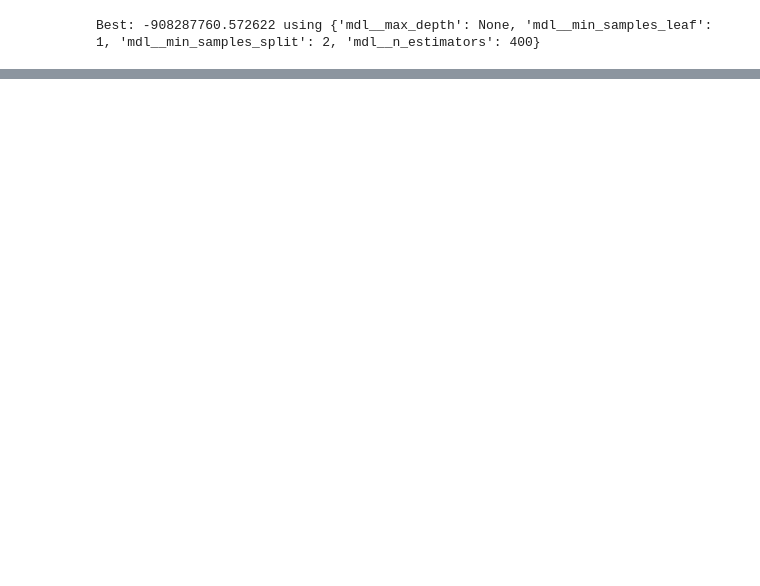
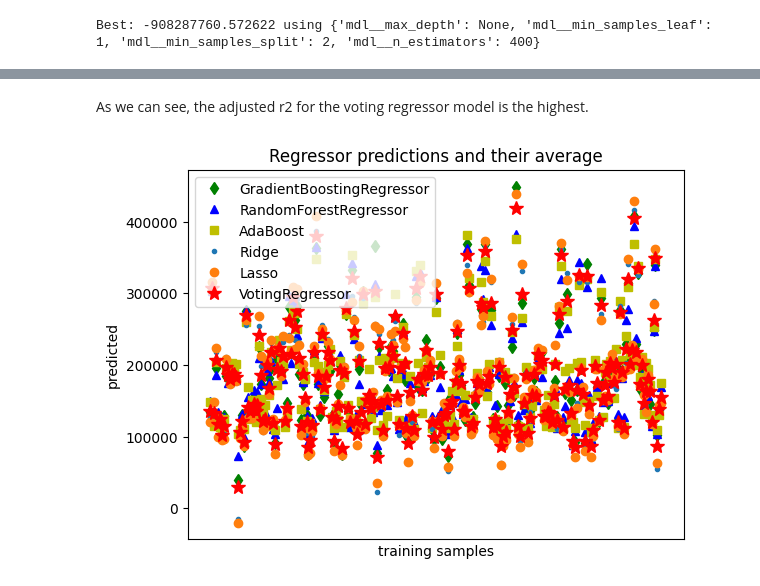
Before and after one commit to Sean-Chaos/DBA4811-Assignemnt-3, a Jupyter notebook: Working 1.ipynb, the cells around one changed output, grey strips where cells are left out. Saved outputs shown, nothing was run; the diff lists cells and outputs as text; code cells hidden in the pictures; blank space fills up the shorter version.

```diff
--- a/Working 1.ipynb
+++ b/Working 1.ipynb
@@ -601,0 +945,61 @@ MSE:  1172438950.0170596
+# %% [markdown]
+As we can see, the adjusted r2 for the voting regressor model is the highest.
+# %%
+# Train classifiers
+gradboost = GradientBoostingRegressor(learning_rate=.1,
+                                      max_depth=1,
+                                      n_estimators=500)
+randomfor = RandomForestRegressor(min_samples_leaf=1,
+                                  min_samples_split=2,
+                                  max_depth=None,
+                                  n_estimators=400)
+adaboost = AdaBoostRegressor(learning_rate=2,
+                             n_estimators=500)
+ridge = Ridge(fit_intercept=True, alpha=9.011018251665037)
+lasso = Lasso(fit_intercept=True, alpha=28.66067616948256)
+
+#--------------------------------------------------------------------------------------------------
+# Fitting
+gradboost.fit(X_train, y_train)
+randomfor.fit(X_train, y_train)
+adaboost.fit(X_train, y_train)
+ridge.fit(X_train, y_train)
+lasso.fit(X_train, y_train)
+
+list_models = [('gradboost', gradboost),
+               ('randomfor', randomfor),
+               ('adaboost', adaboost),
+               ('ridge', ridge),
+               ('lasso', lasso)]
+
+ereg = Pipeline(steps=[("scaler", StandardScaler()),
+                         ("mdl", VotingRegressor(estimators=list_models))])
+
+ereg.fit(X_train, y_train)
+
+#--------------------------------------------------------------------------------------------------
+# Predictions
+pred1 = gradboost.predict(X_test)
+pred2 = randomfor.predict(X_test)
+pred3 = adaboost.predict(X_test)
+pred4 = ridge.predict(X_test)
+pred5 = lasso.predict(X_test)
+pred6 = ereg.predict(X_test)
+
+plt.figure()
+plt.plot(pred1, "gd", label="GradientBoostingRegressor")
+plt.plot(pred2, "b^", label="RandomForestRegressor")
+plt.plot(pred3, "ys", label="AdaBoost")
+plt.plot(pred4, ".", label="Ridge")
+plt.plot(pred5, "o", label="Lasso")
+plt.plot(pred6, "r*", ms=10, label="VotingRegressor")
+
+plt.tick_params(axis="x", which="both", bottom=False, top=False, labelbottom=False)
+plt.ylabel("predicted")
+plt.xlabel("training samples")
+plt.legend(loc="best")
+plt.title("Regressor predictions and their average")
+
+plt.show()
+# %% [output]
+[figure, added]
```
Also changed, not shown: parts of 50 cells of this notebook.
